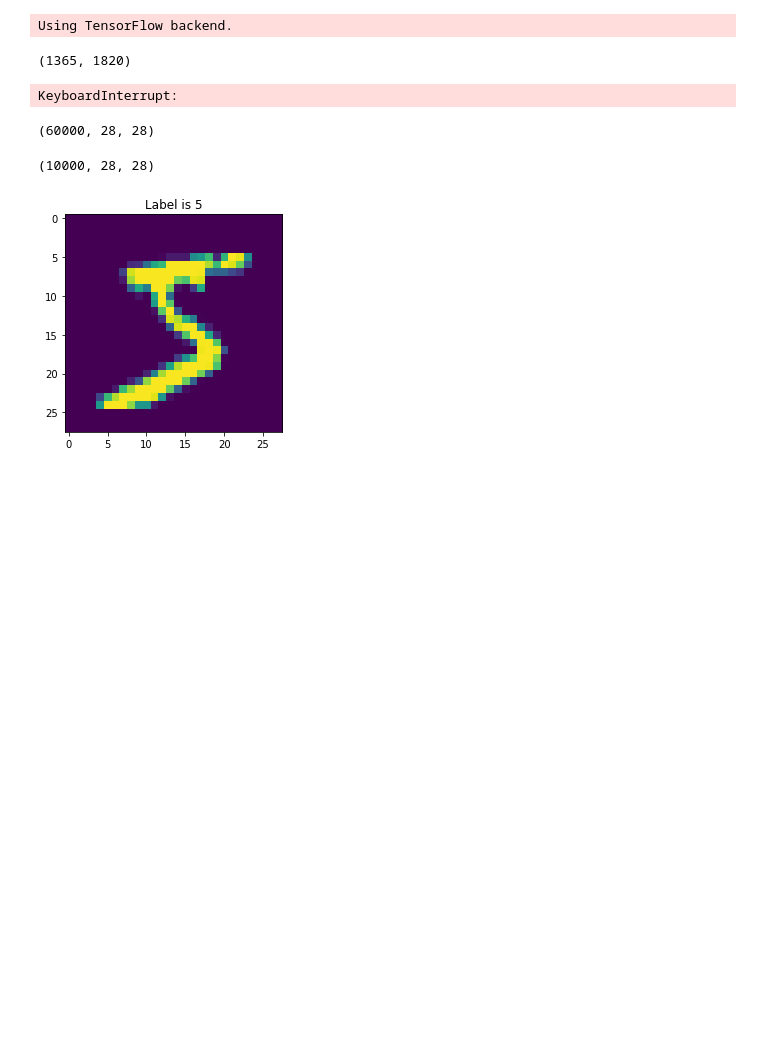
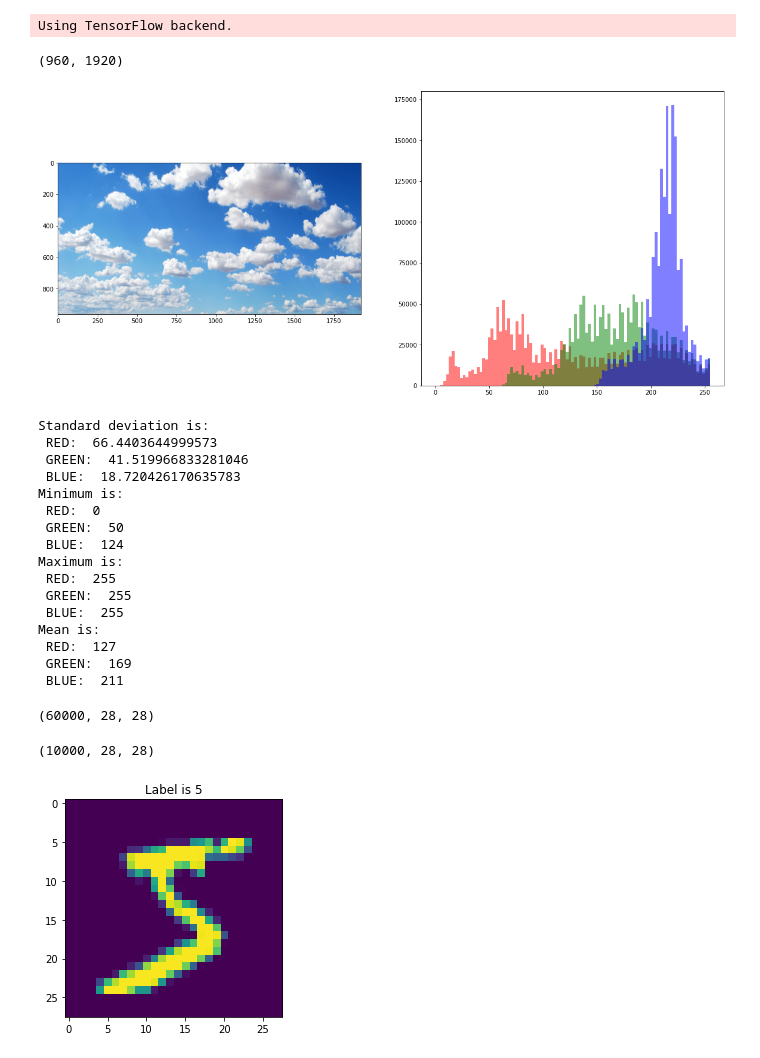
Before and after one commit to maxlengdell/D7041E, a Jupyter notebook: Labs/D7041E_code_for_lab1.ipynb, the cells around one changed output. Saved outputs shown, nothing was run; the diff lists cells and outputs as text; code cells hidden in the pictures; blank space fills up the shorter version.

```diff
--- a/Labs/D7041E_code_for_lab1.ipynb
+++ b/Labs/D7041E_code_for_lab1.ipynb
@@ -45,13 +58,35 @@ def plotImg(index, images):
-# %%
-images = []
-for i in range(5):
-    image = cv2.imread('./woods.jpg')
-    images.append(image)
-
-plotImg(0,images)
-# %% [output]
-(1365, 1820)
-KeyboardInterrupt:
+# %%
+images = []
+images.append(cv2.imread('./woods.jpg'))
+images.append(cv2.imread('./city.jpeg'))
+images.append(cv2.imread('./house.jpg'))
+images.append(cv2.imread('./bike.jpeg'))
+images.append(cv2.imread('./sky.jpg'))
+
+for i in range(0,len(images)):
+    images[i] = cv2.cvtColor(images[i], cv2.COLOR_BGR2RGB)
+
+
+plotImg(4,images)
+# %% [output]
+(960, 1920)
+[figure, added]
+Standard deviation is:
+ RED:  66.4403644999573
+ GREEN:  41.519966833281046
+ BLUE:  18.720426170635783
+Minimum is:
+ RED:  0
+ GREEN:  50
+ BLUE:  124
+Maximum is:
+ RED:  255
+ GREEN:  255
+ BLUE:  255
+Mean is:
+ RED:  127
+ GREEN:  169
+ BLUE:  211
 # %%
 (Xtr, Ltr), (X_test, L_test)=mnist.load_data()
 # %%
```
Also changed, not shown: parts of 4 cells of this notebook, 4 other files.
